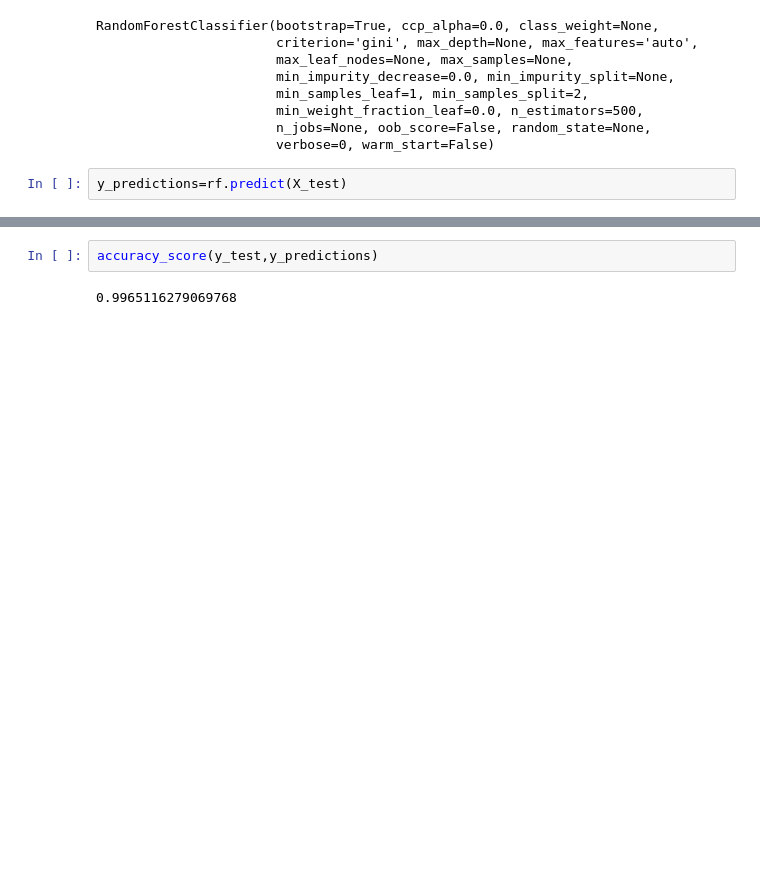
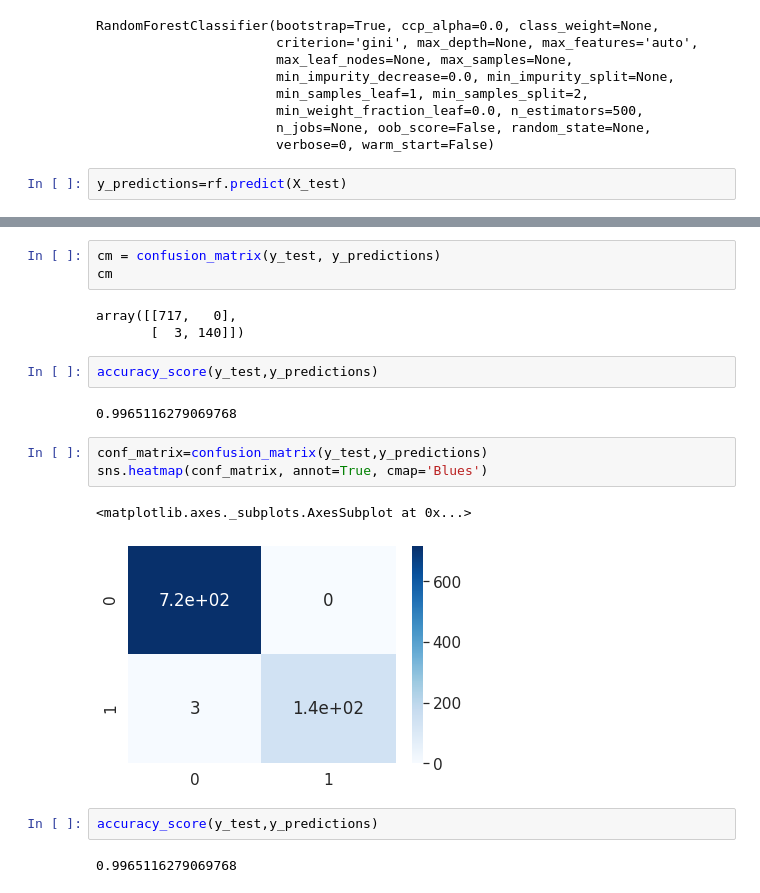
Before and after one commit to simranmahadik1199/M.Sc-Project, a Jupyter notebook: myprojct.ipynb, the cells around one changed output, grey strips where cells are left out. Saved outputs shown, nothing was run; the diff lists cells and outputs as text; blank space fills up the shorter version.

```diff
--- a/myprojct.ipynb
+++ b/myprojct.ipynb
@@ -492,3 +548,19 @@ y_predictions=rf.predict(X_test)
+# %%
+cm = confusion_matrix(y_test, y_predictions)
+cm
+# %% [output]
+array([[717,   0],
+       [  3, 140]])
+# %%
+accuracy_score(y_test,y_predictions)
+# %% [output]
+0.9965116279069768
+# %%
+conf_matrix=confusion_matrix(y_test,y_predictions)
+sns.heatmap(conf_matrix, annot=True, cmap='Blues')
+# %% [output]
+<matplotlib.axes._subplots.AxesSubplot at 0x...>
+[figure, added]
 # %%
 accuracy_score(y_test,y_predictions)
 # %% [output]
```
Also changed, not shown: parts of 14 cells of this notebook.
